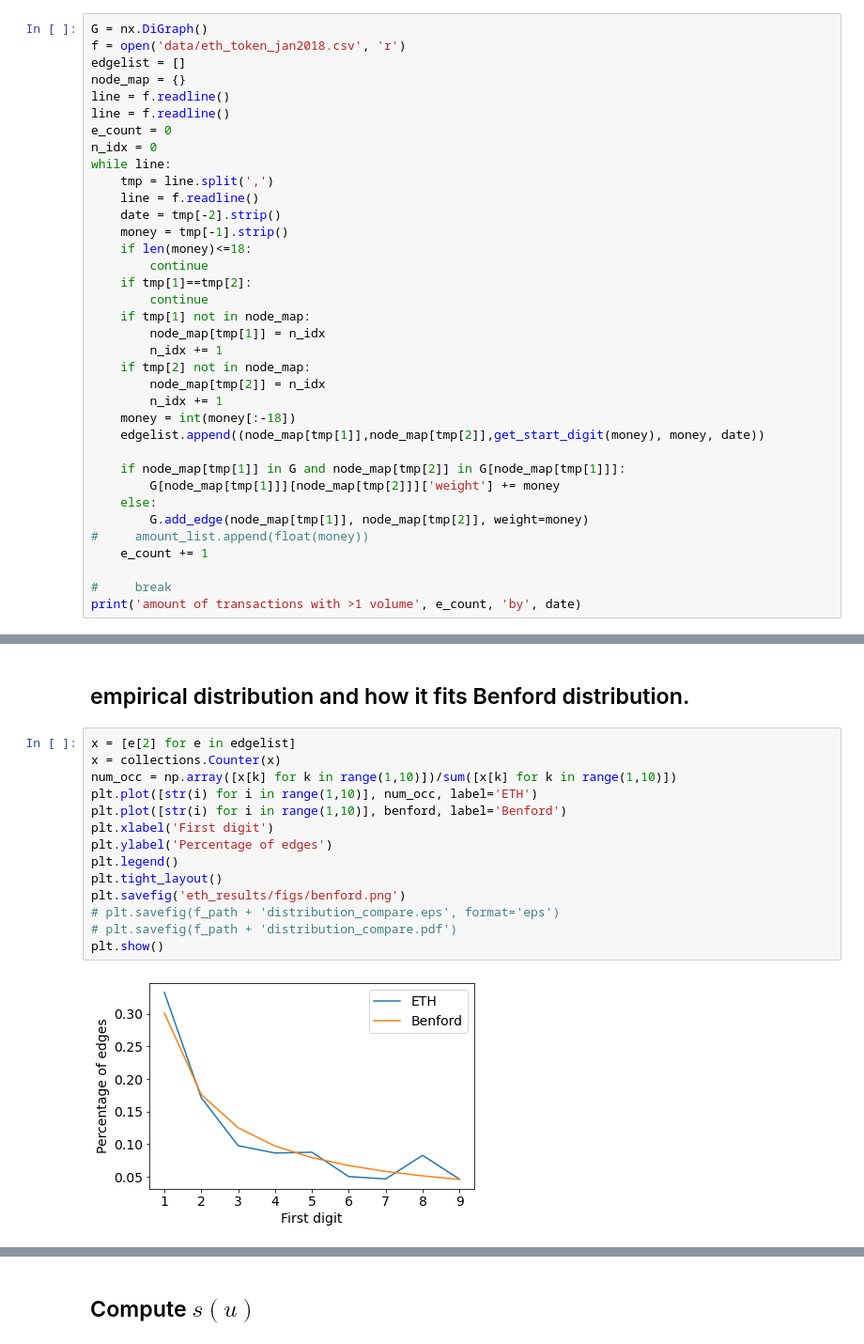
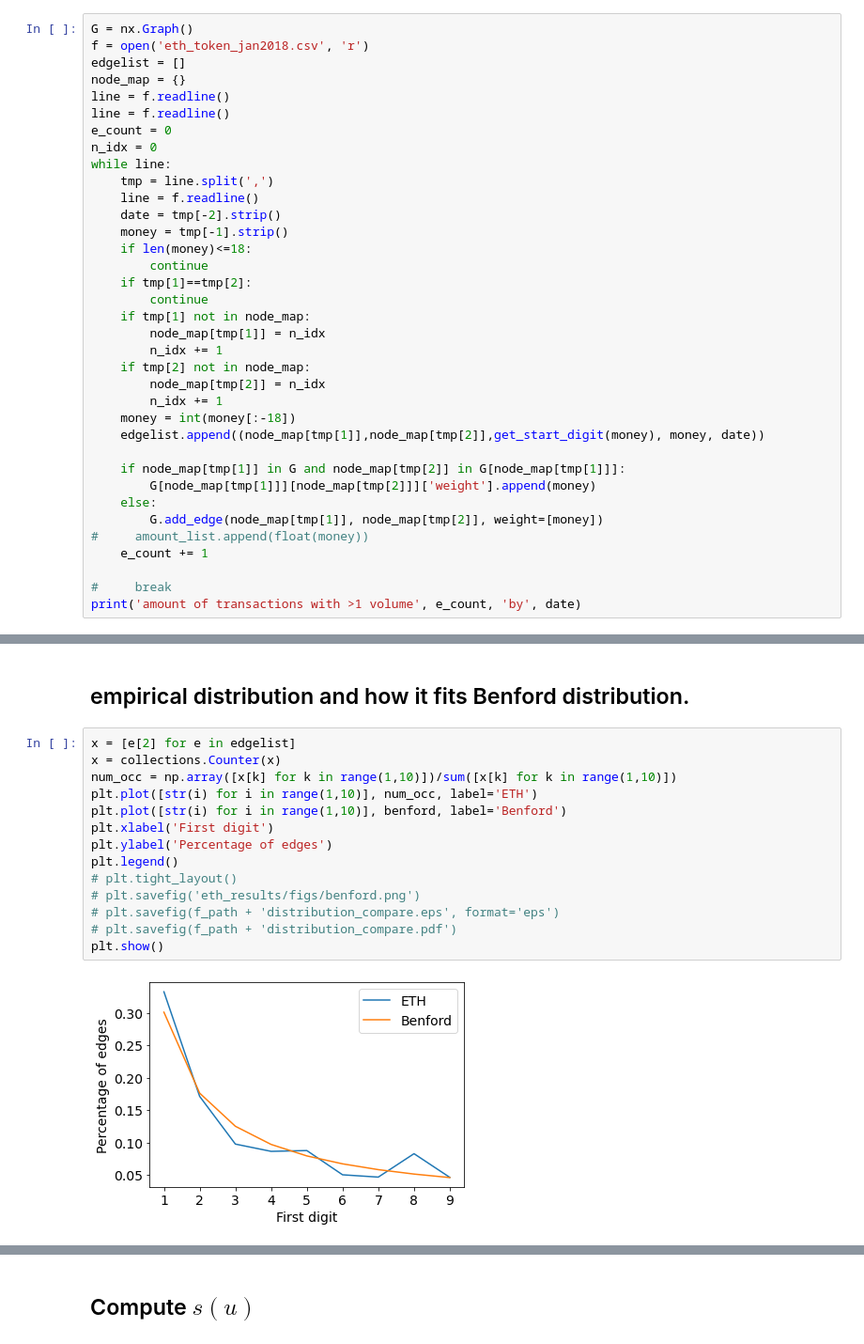
Before and after one commit to tsourakakis-lab/antibenford-subgraphs, a Jupyter notebook: eth_token_2018.ipynb, the cells around one changed output, grey strips where cells are left out. Shown at 94% size. Cells and saved outputs as stored; diff of their text form.

```diff
--- a/eth_token_2018.ipynb
+++ b/eth_token_2018.ipynb
@@ -46,8 +47,8 @@ xs = [i for i in range(1,10)]
 for i in range(9):
     benford.append(math.log10(1+1/(i+1)))
 # %%
-G = nx.DiGraph()
-f = open('data/eth_token_jan2018.csv', 'r')
+G = nx.Graph()
+f = open('eth_token_jan2018.csv', 'r')
 edgelist = []
 node_map = {}
 line = f.readline()
@@ -73,9 +74,9 @@ while line:
     edgelist.append((node_map[tmp[1]],node_map[tmp[2]],get_start_digit(money), money, date))
 
     if node_map[tmp[1]] in G and node_map[tmp[2]] in G[node_map[tmp[1]]]:
-        G[node_map[tmp[1]]][node_map[tmp[2]]]['weight'] += money
+        G[node_map[tmp[1]]][node_map[tmp[2]]]['weight'].append(money)
     else:
-        G.add_edge(node_map[tmp[1]], node_map[tmp[2]], weight=money)
+        G.add_edge(node_map[tmp[1]], node_map[tmp[2]], weight=[money])
 #     amount_list.append(float(money))
     e_count += 1
 
@@ -92,17 +93,17 @@ G.number_of_nodes(), G.number_of_edges(), e_count/G.number_of_nodes()
 # %%
 x = [e[2] for e in edgelist]
 x = collections.Counter(x)
 num_occ = np.array([x[k] for k in range(1,10)])/sum([x[k] for k in range(1,10)])
 plt.plot([str(i) for i in range(1,10)], num_occ, label='ETH')
 plt.plot([str(i) for i in range(1,10)], benford, label='Benford')
 plt.xlabel('First digit')
 plt.ylabel('Percentage of edges')
 plt.legend()
-plt.tight_layout()
-plt.savefig('eth_results/figs/benford.png')
+# plt.tight_layout()
+# plt.savefig('eth_results/figs/benford.png')
 # plt.savefig(f_path + 'distribution_compare.eps', format='eps')
 # plt.savefig(f_path + 'distribution_compare.pdf')
 plt.show()
 # %% [output]
-[figure, old version]
+[figure, new version]
 # %%
```
Also changed, not shown: parts of 7 cells of this notebook.
